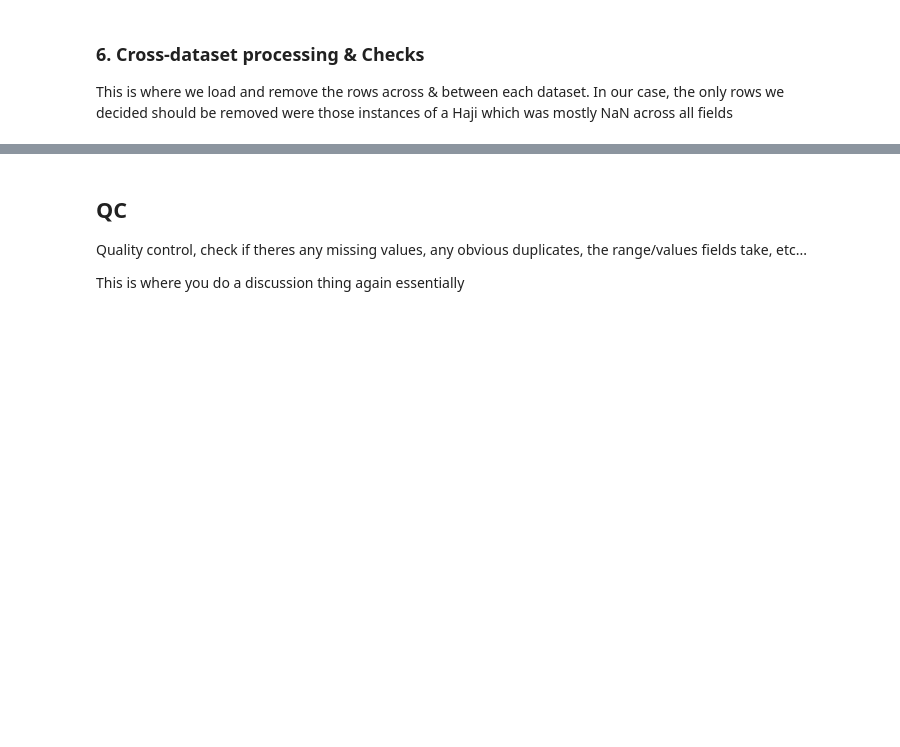
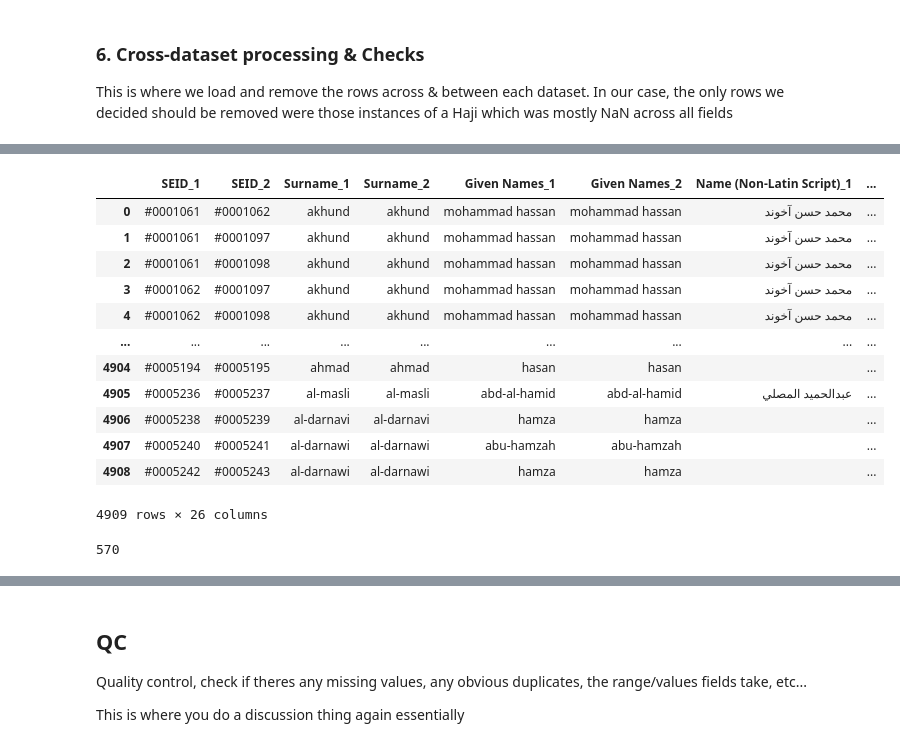
Before and after one commit to aleczd/uk_sanct, a Jupyter notebook: analysis.ipynb, the cells around one changed output, grey strips where cells are left out. Drawn from its saved outputs; the diff is of its cells as text; code cells hidden in the pictures; blank space fills up the shorter version.

```diff
--- a/analysis.ipynb
+++ b/analysis.ipynb
@@ -2052,0 +2141,3 @@ Typically, check the clean transformed data for any duplicates
+# %%
+#individuals = pd.read_csv("individuals.csv")
+individuals = load_csv_chunk("individuals.csv", 10, 0)
@@ -2052,0 +2170,25 @@ Typically, check the clean transformed data for any duplicates
+# %%
+res = identify_duplicates(
+    individuals,
+    ["Surname", "Given Names", "Name (Non-Latin Script)", "D.O.B",
+     "Gender", "Nationalities", "National Identifier Number", "Passport Number"],
+    [95, 95, 95, 100, 100, 95, 95, 95],
+    "SEID",
+    match_NaN=True
+)
+# %%
+res
+# %% [output]
+|  | SEID_1 | SEID_2 | Surname_1 | Surname_2 | Given Names_1 | Given Names_2 | Name (Non-Latin Script)_1 | ... |
+| 0 | #0001061 | #0001062 | akhund | akhund | mohammad hassan | mohammad hassan | محمد حسن آخوند | ... |
+| 1 | #0001061 | #0001097 | akhund | akhund | mohammad hassan | mohammad hassan | محمد حسن آخوند | ... |
+| 2 | #0001061 | #0001098 | akhund | akhund | mohammad hassan | mohammad hassan | محمد حسن آخوند | ... |
+| 3 | #0001062 | #0001097 | akhund | akhund | mohammad hassan | mohammad hassan | محمد حسن آخوند | ... |
+| 4 | #0001062 | #0001098 | akhund | akhund | mohammad hassan | mohammad hassan | محمد حسن آخوند | ... |
+| ... | ... | ... | ... | ... | ... | ... | ... | ... |
+| 4904 | #0005194 | #0005195 | ahmad | ahmad | hasan | hasan |  | ... |
+| 4905 | #0005236 | #0005237 | al-masli | al-masli | abd-al-hamid | abd-al-hamid | عبدالحميد المصلي | ... |
+| 4906 | #0005238 | #0005239 | al-darnavi | al-darnavi | hamza | hamza |  | ... |
+| 4907 | #0005240 | #0005241 | al-darnawi | al-darnawi | abu-hamzah | abu-hamzah |  | ... |
+| 4908 | #0005242 | #0005243 | al-darnawi | al-darnawi | hamza | hamza |  | ... |
+4909 rows × 26 columns
@@ -2052,0 +2277,4 @@ Typically, check the clean transformed data for any duplicates
+# %%
+len(duplicate_groups)
+# %% [output]
+570
```
Also changed, not shown: parts of 15 cells of this notebook.
